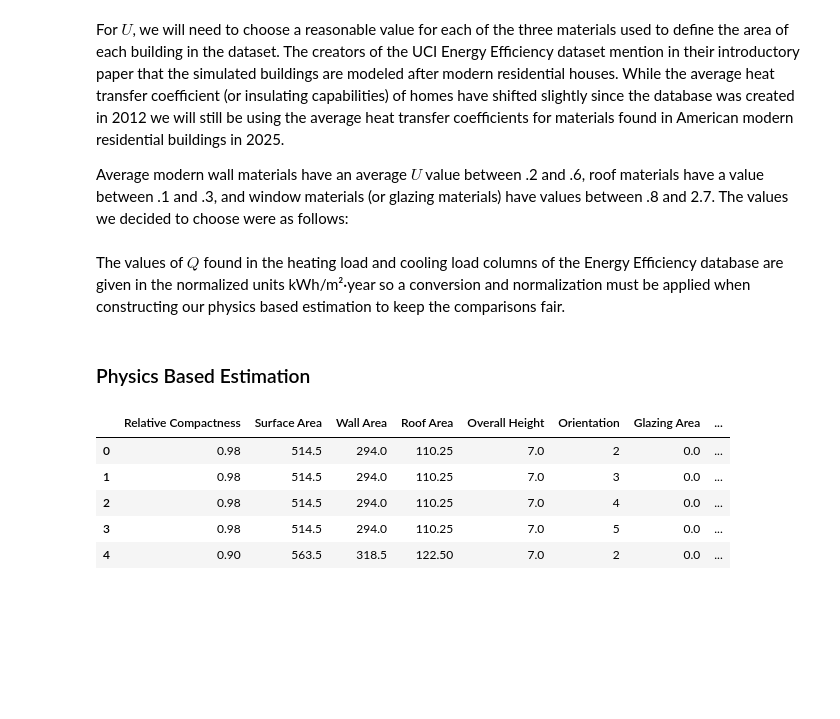
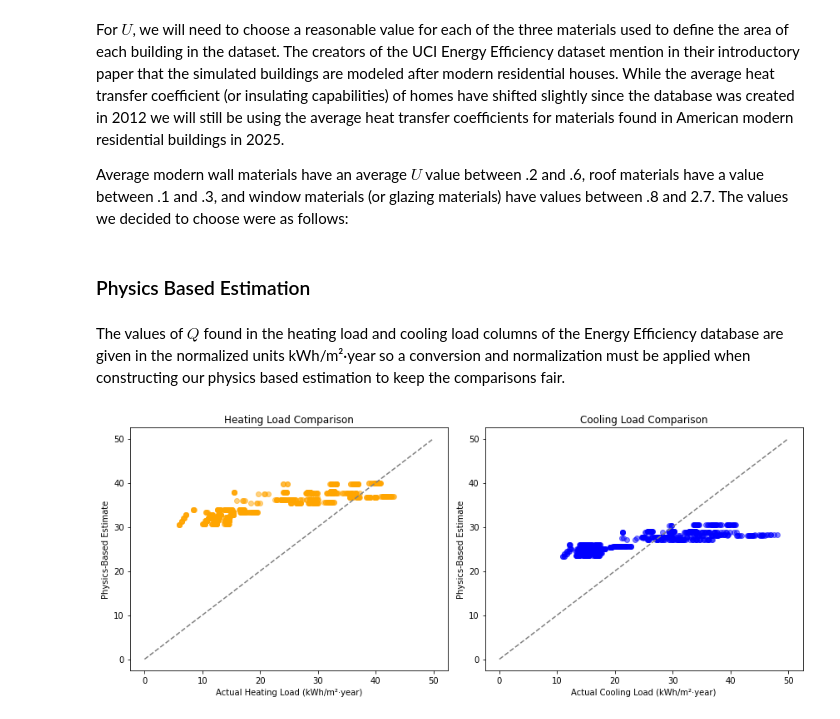
Before and after one commit to MurphyJ474/Comparing-Building-Energy-Consumption-Predictions, a Jupyter notebook: Comparing Building Energy Consumption Predictions.ipynb, the cells around one changed output. Drawn from its saved outputs; the diff is of its cells as text; code cells hidden in the pictures; blank space fills up the shorter version.

```diff
--- a/Comparing Building Energy Consumption Predictions.ipynb
+++ b/Comparing Building Energy Consumption Predictions.ipynb
@@ -117,10 +117,10 @@ Average modern wall materials have an average $U$ value between .2 and .6, roof
 U_wall = 0.35
 U_roof = 0.25
 U_glazing = 1.8
+# %% [markdown]
+### Physics Based Estimation
 # %% [markdown]
 The values of $ Q $ found in the heating load and cooling load columns of the Energy Efficiency database are given in the normalized units kWh/m²·year so a conversion and normalization must be applied when constructing our physics based estimation to keep the comparisons fair.
-# %% [markdown]
-### Physics Based Estimation
 # %%
 #Required Areas (m²)
 A_wall = df['Wall Area']
@@ -134,26 +134,43 @@ joules_per_kWh = 3.6e6
 
 # Heating load estimate (in Watts)
 Q_heating_watts = (
-    U_wall*A_wall*delta_T_heating +
-    U_roof*A_roof*delta_T_heating +
-    U_glazing*A_glazing*delta_T_heating
+    U_wall * A_wall * delta_T_heating +
+    U_roof * A_roof * delta_T_heating +
+    U_glazing * A_glazing * delta_T_heating
 )
 
 # Cooling load estimate (in Watts)
 Q_cooling_watts = (
-    U_wall*A_wall*delta_T_cooling +
-    U_roof*A_roof*delta_T_cooling +
-    U_glazing*A_glazing*delta_T_cooling
+    U_wall * A_wall * delta_T_cooling +
+    U_roof * A_roof * delta_T_cooling +
+    U_glazing * A_glazing * delta_T_cooling
 )
 
 # Convert from Watts (Joules/sec) to annual energy in kWh
-E_heating_kWh =
+E_heating_kWh = (Q_heating_watts * seconds_per_year) / joules_per_kWh
+E_cooling_kWh = (Q_cooling_watts * seconds_per_year) / joules_per_kWh
+
+# Normalization
+df['Physics Heating Load'] = E_heating_kWh / A_floor
+df['Physics Cooling Load'] = E_cooling_kWh / A_floor
-# %%
-df.head()
-# %% [output]
-|  | Relative Compactness | Surface Area | Wall Area | Roof Area | Overall Height | Orientation | Glazing Area | ... |
-| 0 | 0.98 | 514.5 | 294.0 | 110.25 | 7.0 | 2 | 0.0 | ... |
-| 1 | 0.98 | 514.5 | 294.0 | 110.25 | 7.0 | 3 | 0.0 | ... |
-| 2 | 0.98 | 514.5 | 294.0 | 110.25 | 7.0 | 4 | 0.0 | ... |
-| 3 | 0.98 | 514.5 | 294.0 | 110.25 | 7.0 | 5 | 0.0 | ... |
-| 4 | 0.90 | 563.5 | 318.5 | 122.50 | 7.0 | 2 | 0.0 | ... |
+# %%
+plt.figure(figsize=(12,5))
+
+plt.subplot(1,2,1)
+plt.scatter(df['Heating Load'], df['Physics Heating Load'], alpha= 0.5, color= 'orange')
+plt.plot([0,50], [0,50], '--', color= 'gray')
+plt.xlabel("Actual Heating Load (kWh/m²·year)")
+plt.ylabel("Physics-Based Estimate")
+plt.title("Heating Load Comparison")
+
+plt.subplot(1, 2, 2)
+plt.scatter(df['Cooling Load'], df['Physics Cooling Load'], alpha=0.5, color='blue')
+plt.plot([0, 50], [0, 50], '--', color='gray')
+plt.xlabel("Actual Cooling Load (kWh/m²·year)")
+plt.ylabel("Physics-Based Estimate")
+plt.title("Cooling Load Comparison")
+
+plt.tight_layout()
+plt.show()
+# %% [output]
+[figure, added]
```
Also changed, not shown: parts of 10 cells of this notebook.
